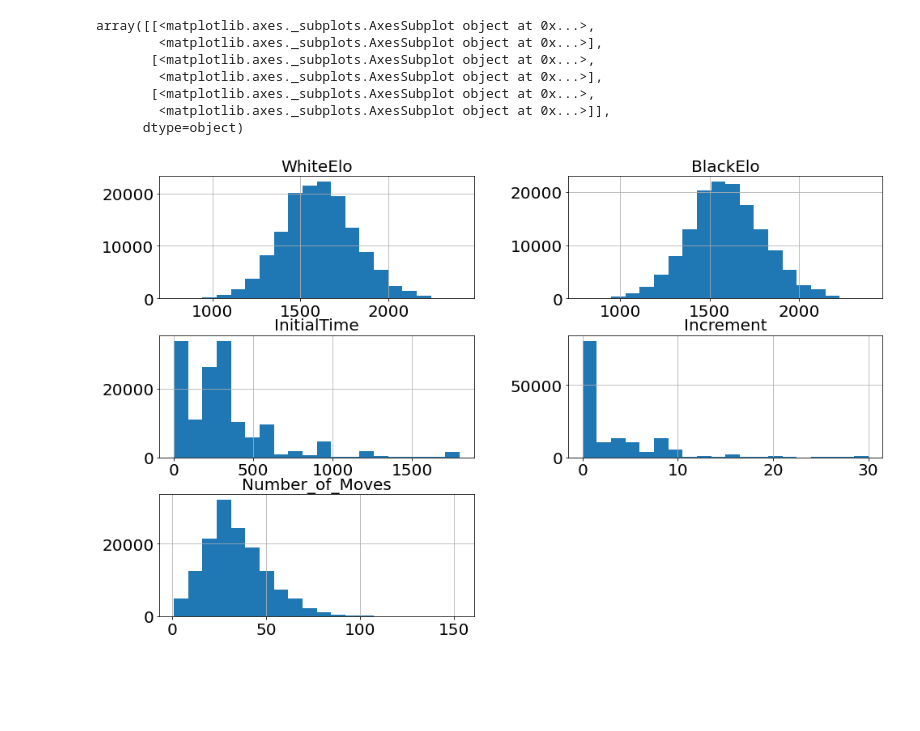
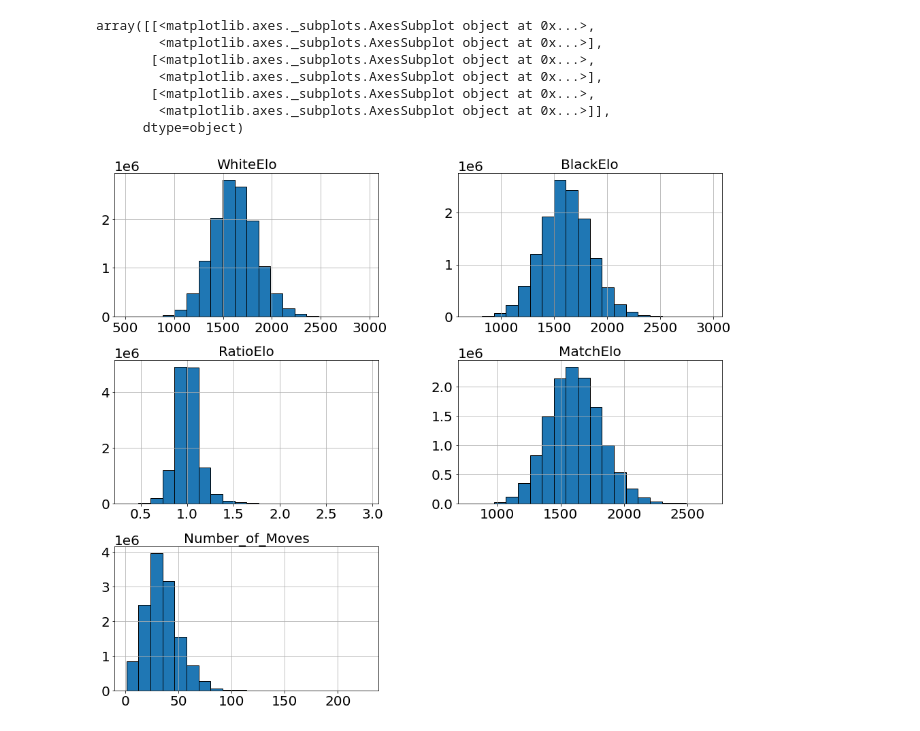
Before and after one commit to otavioml/Chess-Data-Analysis, a Jupyter notebook: Chess_Data_Analysis.ipynb, the cells around one changed output. Saved outputs shown, nothing was run; the diff lists cells and outputs as text; code cells hidden in the pictures; blank space fills up the shorter version.

```diff
--- a/Chess_Data_Analysis.ipynb
+++ b/Chess_Data_Analysis.ipynb
@@ -7,5 +14,5 @@ import pandas as pd
 # %%
-plt.rcParams['figure.figsize']  = (16, 10)
+plt.rcParams['figure.figsize']  = (16, 14)
 plt.rcParams['axes.labelsize']  = 20
 plt.rcParams['axes.titlesize']  = 20
 plt.rcParams['legend.fontsize'] = 20
@@ -13,4 +20,15 @@ plt.rcParams['xtick.labelsize'] = 20
 plt.rcParams['ytick.labelsize'] = 20
 plt.rcParams['lines.linewidth'] = 4
 # %%
-df = pd.read_csv('Lichess_2013_2014_Complete.csv')
+df = pd.read_csv('/content/drive/MyDrive/Colab Notebooks/Lichess_2013_2014_Complete.csv', quoting=csv.QUOTE_NONE, error_bad_lines=False, warn_bad_lines=False)
+# %%
+#Limpeza dos dados
+#Padronização do tipo da coluna Numer_of_Moves
+df['Number_of_Moves'] =  pd.to_numeric(df['Number_of_Moves'], errors='coerce')
+
+#Remoção das partidas com menos de 3 movimentos que foram abandonadas ou terminadas por tempo
+condition = (df['Number_of_Moves'] >= 3) | (df['Termination'] == 'Normal')
+df = df.loc[condition]
+
+#limpeza das linhas nulas
+df = df.dropna()
@@ -16,0 +41,8 @@ df = pd.read_csv('Lichess_2013_2014_Complete.csv')
+# %%
+#Adição das colunas média e razão
+df['RatioElo'] = df['BlackElo']/df['WhiteElo']
+df['MatchElo'] = (df['BlackElo']+df['WhiteElo'])/2
+
+#Colunas de interesse
+df = df[['WhiteElo','BlackElo','RatioElo','MatchElo','Winner','InitialTime','Increment','TimeControl','Opening','ECO','Number_of_Moves']]
+df.shape
@@ -39,11 +83,11 @@ df.describe()
 # %%
-df.hist(bins=20, column=['WhiteElo', 'BlackElo', 'InitialTime', 'Increment', 'Number_of_Moves'])
+df.hist(bins=20, column=['WhiteElo', 'BlackElo', 'RatioElo', 'MatchElo', 'Number_of_Moves'],edgecolor='black',)
 # %% [output]
 array([[<matplotlib.axes._subplots.AxesSubplot object at 0x...>,
         <matplotlib.axes._subplots.AxesSubplot object at 0x...>],
        [<matplotlib.axes._subplots.AxesSubplot object at 0x...>,
         <matplotlib.axes._subplots.AxesSubplot object at 0x...>],
        [<matplotlib.axes._subplots.AxesSubplot object at 0x...>,
         <matplotlib.axes._subplots.AxesSubplot object at 0x...>]],
       dtype=object)
-[figure, old version]
+[figure, new version]
```
Also changed, not shown: parts of 12 cells of this notebook.
